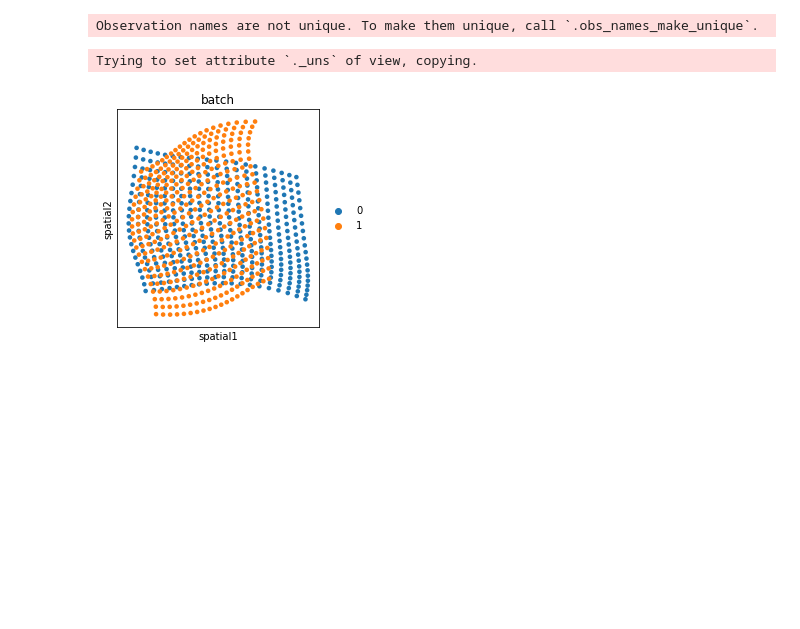
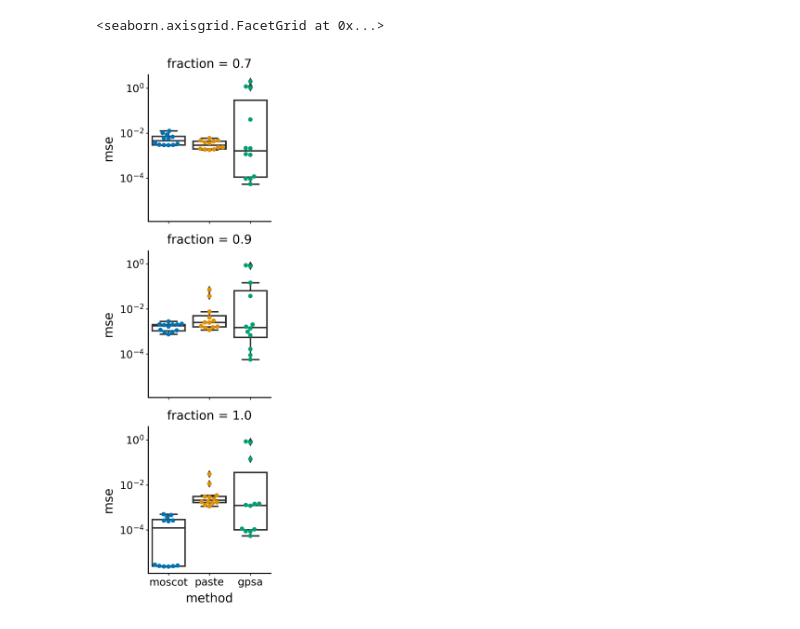
Before and after one commit to theislab/moscot_benchmarks, a Jupyter notebook: experiments/space/alignment/analyze_results.ipynb, the cells around one changed output. Saved outputs shown, nothing was run; the diff lists cells and outputs as text; code cells hidden in the pictures; blank space fills up the shorter version.

```diff
--- a/experiments/space/alignment/analyze_results.ipynb
+++ b/experiments/space/alignment/analyze_results.ipynb
@@ -17,3 +18,4 @@ results = seml.get_results(seml_run, to_data_frame=True)
 configs = seml.get_results(
     seml_run,
 )
+results = results[results["config.model.tool.type"] == "moscot"].copy()
@@ -512,11 +235,0 @@ for el in product(n_views, n_outputs, grid_size, n_latent_gps, kernel_lengthscal
-# %%
-import anndata as ad
-
-adata = ad.concat(adata_list, label="synth_batch")
-# %% [output]
-Observation names are not unique. To make them unique, call `.obs_names_make_unique`.
-# %%
-sc.pl.spatial(adata[adata.obs.synth_batch == "6"], spot_size=0.1, color="batch")
-# %% [output]
-Trying to set attribute `._uns` of view, copying.
-[figure, removed]
@@ -524,0 +236,24 @@ adata.write("/lustre/groups/ml01/workspace/giovanni.palla/moscot/data/alignment.
+# %%
+def fixed_boxplot(x, y, *args, label=None, **kwargs):
+
+    sns.boxplot(
+        x=x,
+        y=y,
+        hue=x,
+        palette="colorblind",
+        boxprops={"facecolor": "None"},
+        dodge=False,
+        *args,
+        **kwargs,
+        labels=[label]
+    ).set_yscale("log")
+    sns.swarmplot(
+        x=x, y=y, hue=x, palette="colorblind", size=5, dodge=False, *args, **kwargs
+    ).set_yscale("log")
+
+
+g = sns.FacetGrid(plot_df, row="fraction")
+g.map(fixed_boxplot, "method", "mse")
+# %% [output]
+<seaborn.axisgrid.FacetGrid at 0x...>
+[figure, added]
```
Also changed, not shown: parts of 33 cells of this notebook, 5 other files.
